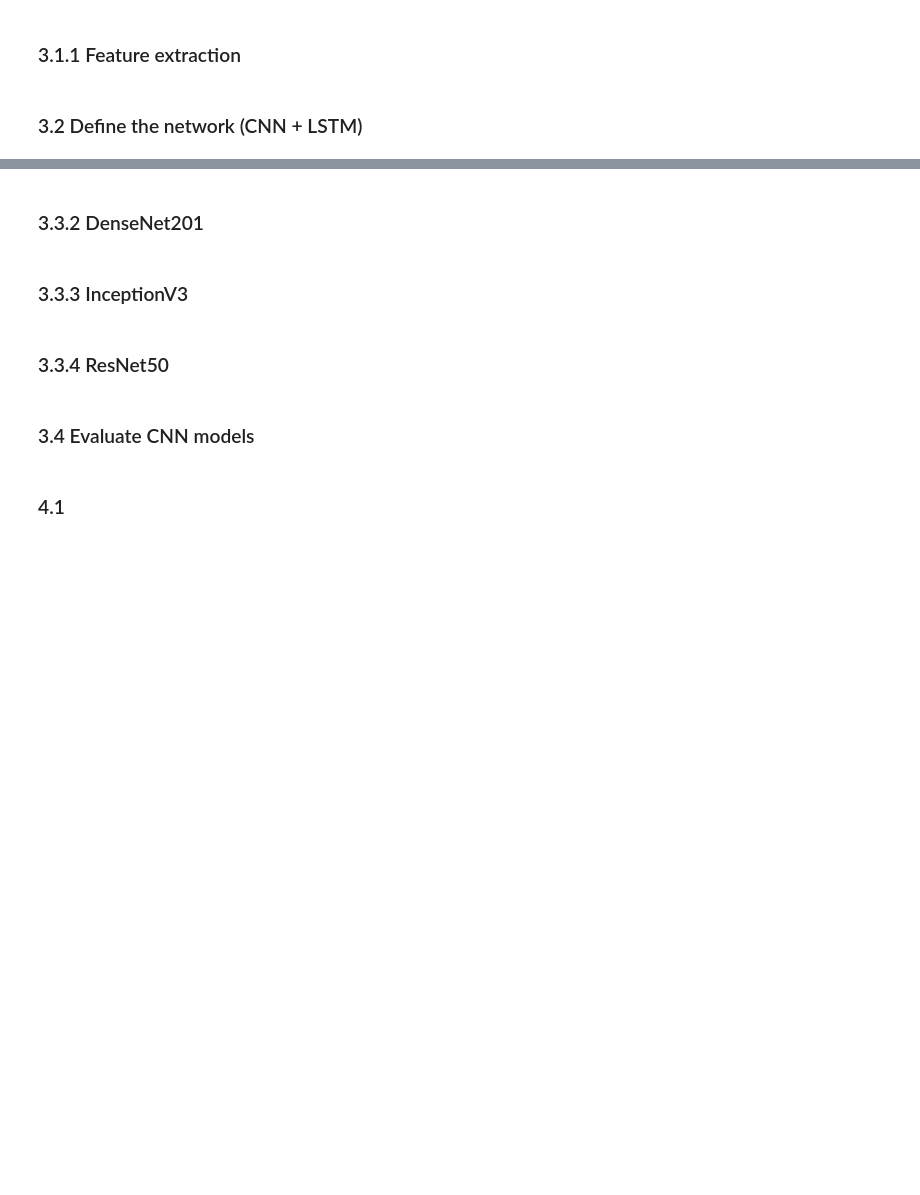
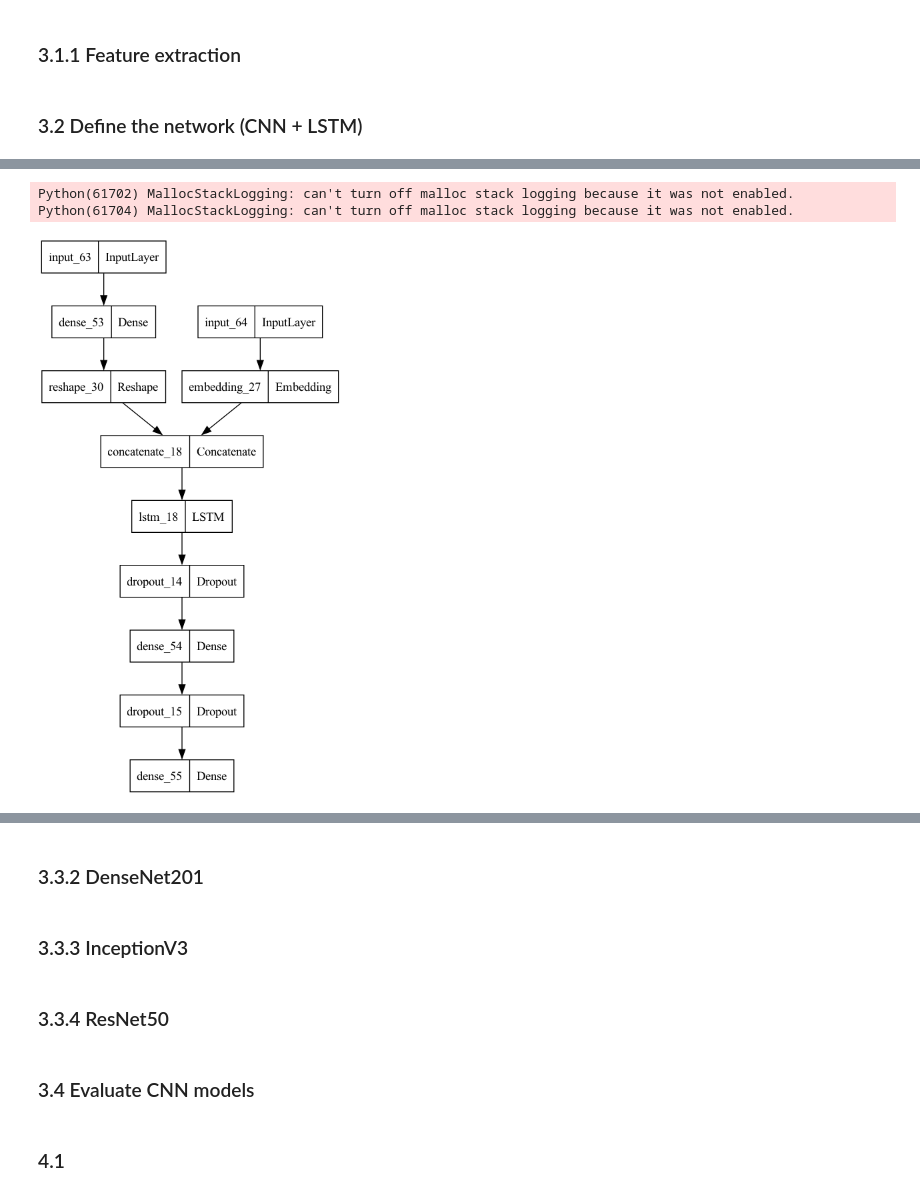
Before and after one commit to elden-l0rd/Image-Captioning, a Jupyter notebook: main.ipynb, the cells around one changed output, grey strips where cells are left out. Saved outputs shown, nothing was run; the diff lists cells and outputs as text; code cells hidden in the pictures; blank space fills up the shorter version.

Commit message:
ran model

```diff
--- a/main.ipynb
+++ b/main.ipynb
@@ -191,12 +195,16 @@ descriptions
 tokenizer = Tokenizer()
 tokenizer.fit_on_texts(captions_list)
 vocab_size = len(tokenizer.word_index) + 1
-max_length = max(len(caption.split()) for caption in captions_clean)
+max_length = 0
+for captions in captions_clean[' comment']:
+    if len(captions.split()) > max_length:
+        max_length = len(captions.split())
+print(f"max_length of sequence: {max_length}")
 
 images = captions_clean['image_name'].unique().tolist()
-nimages = len(images)
 
-split_index = round(0.85*nimages)
+# 85% training, 15% validation
+split_index = round(0.85*len(images))
 train_images = images[:split_index]
 val_images = images[split_index:]
 
@@ -293,2 +351,55 @@ feature_extraction(feature_ex4, images, features4)
 # %% [markdown]
 ### 3.2 Define the network (CNN + LSTM)
+# %%
+input1 = Input(shape=(2048,))
+input2 = Input(shape=(max_length,))
+
+img_features = Dense(256, activation='relu')(input1)
+img_features_reshaped = Reshape((1, 256))(img_features)
+
+sentence_features = Embedding(vocab_size, 256, mask_zero=False)(input2)
+merged = concatenate([img_features_reshaped, sentence_features], axis=1)
+sentence_features = LSTM(256)(merged)
+x = Dropout(0.3)(sentence_features)
+x = Dense(128, activation='relu')(x)
+x = Dropout(0.3)(x)
+output = Dense(vocab_size, activation='softmax')(x)
+
+model = Model(inputs=[input1, input2], outputs=output)
+optimizer = tf.keras.optimizers.Adam(learning_rate=1e-3)
+model.compile(loss='categorical_crossentropy', optimizer=optimizer, metrics=['accuracy'])
+
+model.summary()
+plot_model(model)
+
+# input1 = Input(shape=(2048,))
+# input2 = Input(shape=(max_length,))
+
+# # Applying L2 regularization to the Dense layer
+# img_features = Dense(256, activation='relu', kernel_regularizer=l2(0.01))(input1)
+# img_features_reshaped = Reshape((1, 256))(img_features)
+
+# sentence_features = Embedding(vocab_size, 256, mask_zero=False)(input2)
+
+# # Concatenate image and sentence features
+# merged = concatenate([img_features_reshaped, sentence_features], axis=1)
+
+# # Adding an additional LSTM layer and applying L2 regularization
+# sentence_features = LSTM(256, return_sequences=True, kernel_regularizer=l2(0.01))(merged)
+# sentence_features = LSTM(256, kernel_regularizer=l2(0.01))(sentence_features)
+
+# # Or, alternatively, using a Bidirectional LSTM layer
+# # sentence_features = Bidirectional(LSTM(256, kernel_regularizer=l2(0.01)))(merged)
+
+# x = Dropout(0.5)(sentence_features)
+# x = Dense(128, activation='relu', kernel_regularizer=l2(0.01))(x)
+# x = Dropout(0.5)(x)
+# output = Dense(vocab_size, activation='softmax')(x)
+
+# model = Model(inputs=[input1, input2], outputs=output)
+# optimizer = tf.keras.optimizers.Adam(learning_rate=5e-4)
+# model.compile(loss='categorical_crossentropy', optimizer=optimizer, metrics=['accuracy'])
+
+# model.summary()
+# plot_model(model, show_shapes=True)
+# %% [output]
@@ -294,0 +424,3 @@ feature_extraction(feature_ex4, images, features4)
+Python(61702) MallocStackLogging: can't turn off malloc stack logging because it was not enabled.
+Python(61704) MallocStackLogging: can't turn off malloc stack logging because it was not enabled.
+[figure, added]
```
Also changed, not shown: parts of 24 cells of this notebook, 4 other files.
